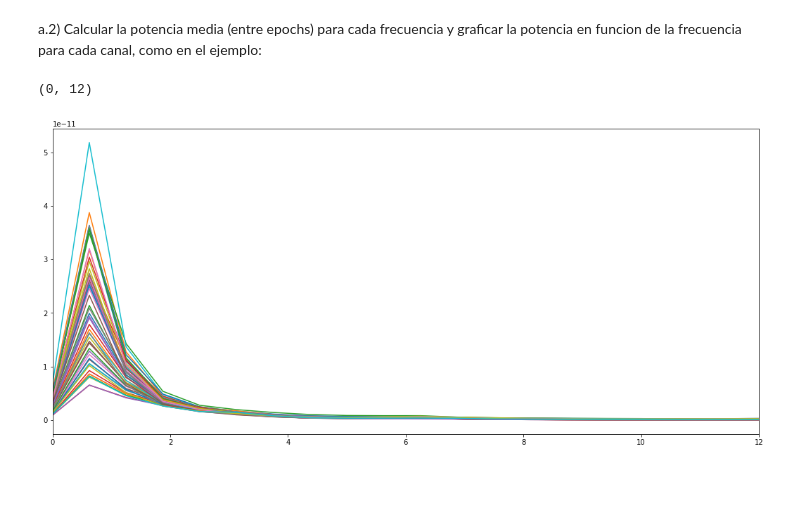
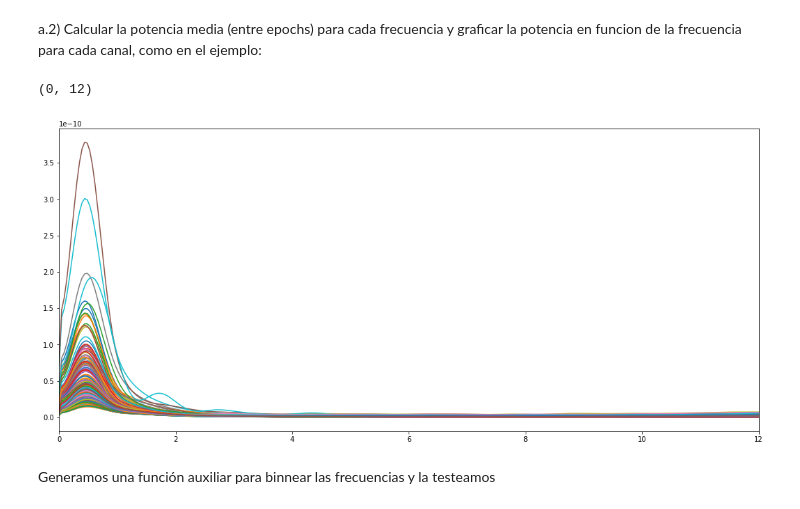
Before and after one commit to dgaus/cienciadatos, a Jupyter notebook: tp2/tp2.ipynb, the cells around one changed output. Cells and saved outputs as stored; diff of their text form; code cells hidden in the pictures; blank space fills up the shorter version.

```diff
--- a/tp2/tp2.ipynb
+++ b/tp2/tp2.ipynb
@@ -13,14 +17,25 @@ import pylab
 pylab.rcParams['figure.figsize'] = (18, 8)
 # %% [markdown]
 Calculamos la máxima frecuencia de sampleo necesaria para no perder información
-# %%
-test = sio.loadmat('dataset/P01.mat')
-# epoch, electrodo, muestra
-data = test['data']
-cant_muestras = len(data[0, 0])
-cant_electrodos = len(data[0])
-long_epoch = 0.8  # segundos
-frecuencia_de_sampleo = cant_muestras / long_epoch / 2 # hertz
+# %%
+def loadSubject(filename):
+    return sio.loadmat(filename)['data']
+
+def allSubjects():
+    return sorted(glob('dataset/*'))
+
+data = loadSubject('dataset/P01.mat')
+# epoch, electrodo, muestra
+cant_muestras = len(data[0, 0])
+cant_electrodos = len(data[0])
+long_epoch = 0.8  # segundos
+nfft = 2047
+longitud_de_poderes = ceil(nfft / 2)
+bandas = [0, 4, 8, 13, 30, 45]
+nombre_bandas = ['Delta', 'Theta', 'Alpha', 'Beta', 'Gamma']
+
+# Redefino welch para que siempre tenga el mismo nfft
+welch_eeg = partial(welch, fs=90, nfft=nfft)
 # %%
 electrodos = [8, 44, 80, 131, 185]
 
@@ -51,19 +65,21 @@ a.2) Calcular la potencia media (entre epochs) para cada frecuencia y graficar l
 # %%
 def potencia_media_por_frecuencia(electrodo=0):
     epochs = []
     for epoch in range(len(data)):
-        frecuencias, poder_espectral = welch(data[epoch, electrodo], fs=frecuencia_de_sampleo)
+        frecuencias, poder_espectral = welch_eeg(data[epoch, electrodo])
         epochs.append(poder_espectral)
 
     # matriz donde las filas son epochs, las columnas frecuencias y los valores poderes espectrales
     matriz = np.stack(epochs)
-    medias_de_poderes_espectrales = np.median(matriz, axis=0)
+    medias_de_poderes_espectrales = np.mean(matriz, axis=0)
     plt.plot(frecuencias, medias_de_poderes_espectrales)
 
-for electrodo in range(50):
+for electrodo in range(cant_electrodos):
     potencia_media_por_frecuencia(electrodo)
 
 plt.xlim(0, 12)    # set the xlim to xmin, xmax
 # %% [output]
 (0, 12)
-[figure, old version]
+[figure, new version]
+# %% [markdown]
+Generamos una función auxiliar para binnear las frecuencias y la testeamos
```
Also changed, not shown: parts of 20 cells of this notebook.
